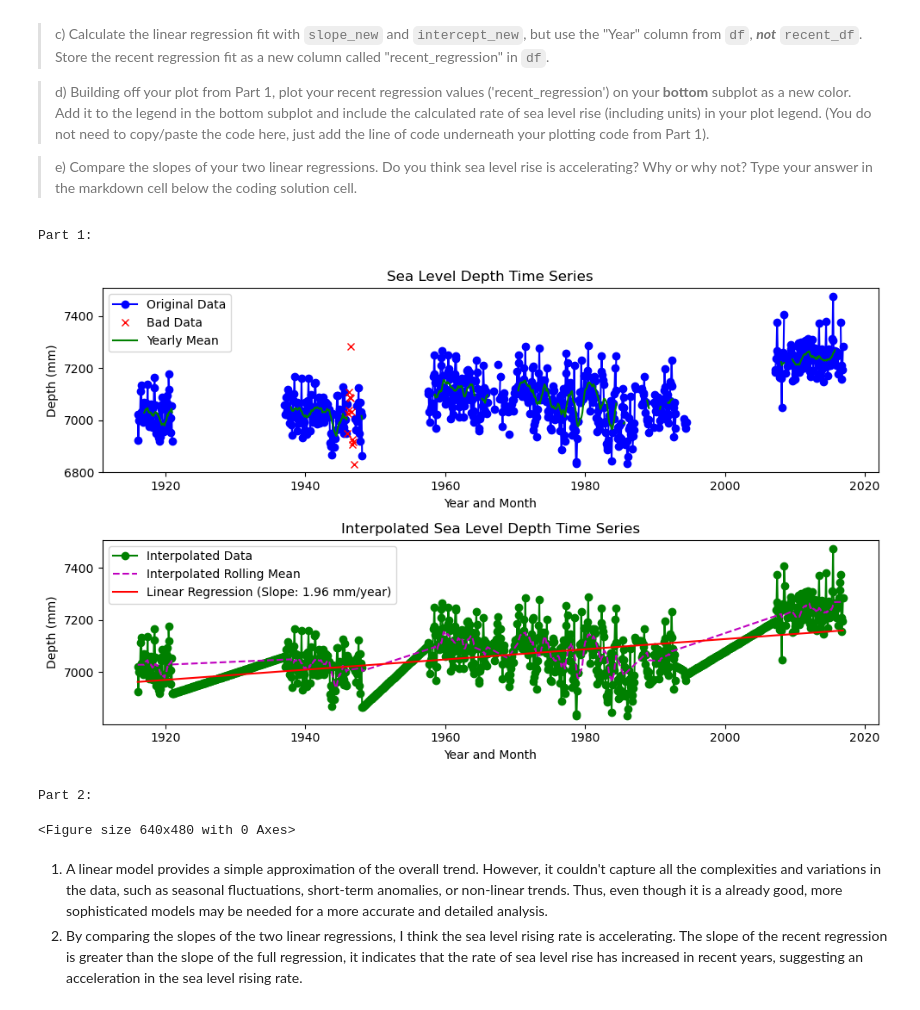
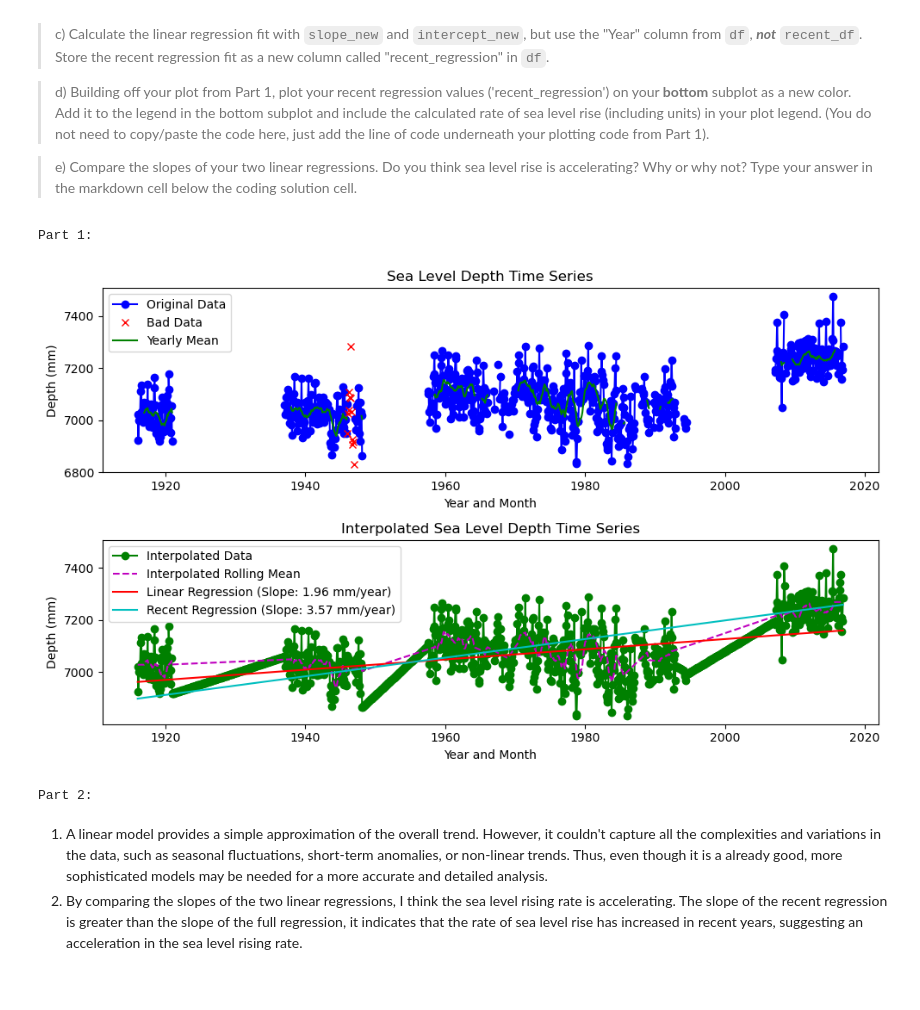
Before and after one commit to jijijiv-2333/homework4_student, a Jupyter notebook: HW4.ipynb, the cells around one changed output. Cells and saved outputs as stored; diff of their text form; code cells hidden in the pictures.

Commit message:
your message here

```diff
--- a/HW4.ipynb
+++ b/HW4.ipynb
@@ -460,6 +475,11 @@ Part 2:
 >e) Compare the slopes of your two linear regressions. Do you think sea level rise is accelerating? Why or why not? Type your answer in the markdown cell below the coding solution cell.
 # %%
 print("Part 1: ")
+
+#reflection response
+#limte the time range to recent, to compare the trend, incomplete because don't have time and hardly finished at the time when this homework is due
+
+
 # your code to calculate the linear regression
 from scipy.stats import linregress # import the necessary package
 
@@ -488,46 +508,57 @@ ax2.plot(df['Year'], df['Depth_interp'], label='Interpolated Data', marker='o',
 
 df["Depth_interp_roll"] = df["yearly_height"].interpolate(limit_direction="both")
 
 # Plot the interpolated rolling mean depth values on the bottom subplot as a different color
 ax2.plot(df['Year'], df['Depth_interp_roll'], label='Interpolated Rolling Mean', linestyle='--', color='m')
 
 # Plot the linear regression fit on the bottom subplot as a different color and line style
 ax2.plot(df['Year'], df['full_regression'], label=f'Linear Regression (Slope: {slope:.2f} mm/year)', linestyle='-', color='r')
+recent_df = df.loc[df['Year'] > 2007]
+
+# your code to calculate the linear regression for recent data
+slope_new, intercept_new, rvalue_new, pvalue_new, stderr_new = linregress(recent_df['Year'], recent_df['Depth_interp'])
+
+# your code to calculate the linear regression fit for recent data
+df['recent_regression'] = slope_new * df['Year'] + intercept_new
+
+ax2.plot(df['Year'], df['recent_regression'], label=f'Recent Regression (Slope: {slope_new:.2f} mm/year)', linestyle='-', color='c')
 
 ax2.set_xlabel('Year and Month')
 ax2.set_ylabel('Depth (mm)')
 ax2.set_title('Interpolated Sea Level Depth Time Series')
 ax2.legend()
 
 # display
 plt.tight_layout()
 plt.show()
 
 print("Part 2: ")
 # your code
-recent_df = df.loc[df['Year'] > 2007]
+#### added to the code in part 1
+
+
+#recent_df = df.loc[df['Year'] > 2007]
 
 # your code to calculate the linear regression for recent data
-slope_new, intercept_new, rvalue_new, pvalue_new, stderr_new = linregress(recent_df['Year'], recent_df['Depth_interp'])
+#slope_new, intercept_new, rvalue_new, pvalue_new, stderr_new = linregress(recent_df['Year'], recent_df['Depth_interp'])
 
 # your code to calculate the linear regression fit for recent data
-df['recent_regression'] = slope_new * df['Year'] + intercept_new
+#df['recent_regression'] = slope_new * df['Year'] + intercept_new
 
 
 # your code to plot
-ax2.plot(df['Year'], df['recent_regression'], label=f'Recent Regression (Slope: {slope_new:.2f} mm/year)', linestyle='-', color='c')
-ax2.set_xlabel('Year and Month')
-ax2.set_ylabel('Depth (mm)')
-ax2.set_title('Interpolated Sea Level Depth Time Series')
-ax2.legend()
+#ax2.plot(df['Year'], df['recent_regression'], label=f'Recent Regression (Slope: {slope_new:.2f} mm/year)', linestyle='-', color='c')
+#ax2.set_xlabel('Year and Month')
+#ax2.set_ylabel('Depth (mm)')
+#ax2.set_title('Interpolated Sea Level Depth Time Series')
+#ax2.legend()
 
-plt.tight_layout()
-plt.show()
+#plt.tight_layout()
+#plt.show()
 # %% [output]
 Part 1:
-[figure, old version]
+[figure, new version]
 Part 2:
-<Figure size 640x480 with 0 Axes>
 # %% [markdown]
 1) A linear model provides a simple approximation of the overall trend. However, it couldn't capture all the complexities and variations in the data, such as seasonal fluctuations, short-term anomalies, or non-linear trends. Thus, even though it is a already good, more sophisticated models may be needed for a more accurate and detailed analysis.
 2) By comparing the slopes of the two linear regressions, I think the sea level rising rate is accelerating. The slope of the recent regression is greater than the slope of the full regression, it indicates that the rate of sea level rise has increased in recent years, suggesting an acceleration in the sea level rising rate.
```
Also changed, not shown: parts of 4 cells of this notebook.
